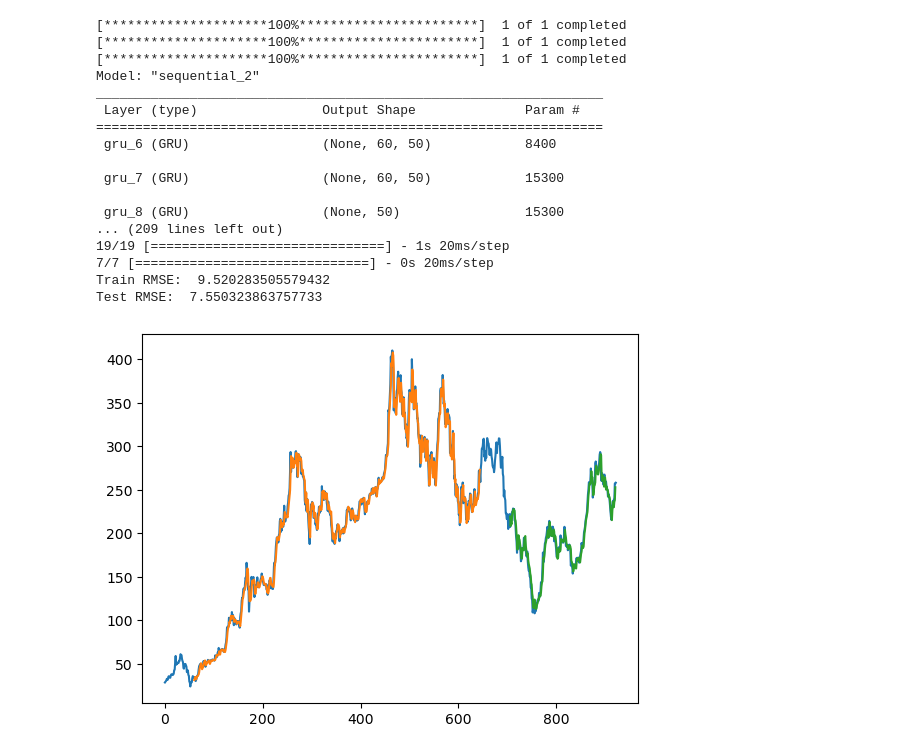
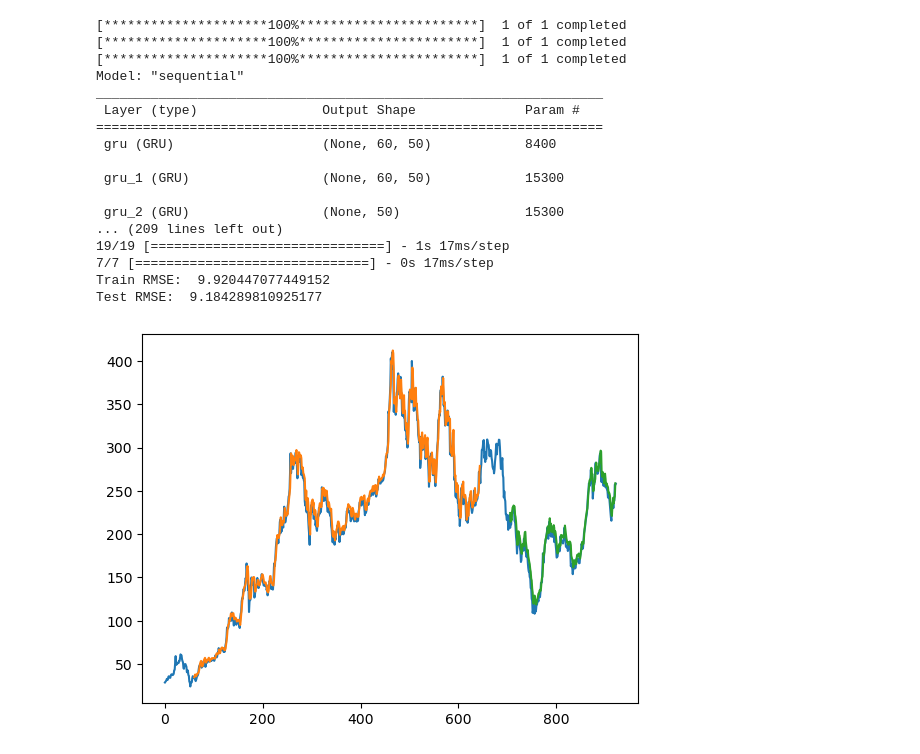
Before and after one commit to dkim0501/CS583_Final, a Jupyter notebook: GRU_4factor.ipynb, the cells around one changed output. Saved outputs shown, nothing was run; the diff lists cells and outputs as text; code cells hidden in the pictures.

```diff
--- a/GRU_4factor.ipynb
+++ b/GRU_4factor.ipynb
@@ -69,7 +69,7 @@ model.summary()
 start_time = time.time()
 
 # training
-model.fit(X_train, Y_train, validation_data=(X_test, Y_test), epochs=100, batch_size=64, verbose=1)
+model.fit(X_train, Y_train, validation_data=(X_test, Y_test), epochs=100, batch_size=32, verbose=1)
 
 # end to check the time
 end_time = time.time()
@@ -92,39 +92,39 @@ trainY_original = scaler.inverse_transform(np.column_stack((Y_train, np.zeros_li
 testY_original = scaler.inverse_transform(np.column_stack((Y_test, np.zeros_like(Y_test), np.zeros_like(Y_test), np.zeros_like(Y_test))))[:, 0]
 
 # get RMSE
 print("Train RMSE: ", np.sqrt(mean_squared_error(trainY_original, train_predict)))
 print("Test RMSE: ", np.sqrt(mean_squared_error(testY_original, test_predict)))
 
 # plotting
 look_back = 60
 trainPredictPlot = np.empty_like(price_volume_vix_tnx_data[:, 0])
 trainPredictPlot[:] = np.nan
 trainPredictPlot[look_back:len(train_predict) + look_back] = train_predict
 
 testPredictPlot = np.empty_like(price_volume_vix_tnx_data[:, 0])
 testPredictPlot[:] = np.nan
 testPredictPlot[len(train_predict) + (look_back * 2) + 1:len(scaled_data) - 1] = test_predict
 
 plt.plot(scaler.inverse_transform(scaled_data)[:, 0])
 plt.plot(trainPredictPlot)
 plt.plot(testPredictPlot)
 plt.show()
 # %% [output]
 [*********************100%***********************]  1 of 1 completed
 [*********************100%***********************]  1 of 1 completed
 [*********************100%***********************]  1 of 1 completed
-Model: "sequential_2"
+Model: "sequential"
 _________________________________________________________________
  Layer (type)                Output Shape              Param #
 =================================================================
- gru_6 (GRU)                 (None, 60, 50)            8400
+ gru (GRU)                   (None, 60, 50)            8400
 
- gru_7 (GRU)                 (None, 60, 50)            15300
+ gru_1 (GRU)                 (None, 60, 50)            15300
 
- gru_8 (GRU)                 (None, 50)                15300
+ gru_2 (GRU)                 (None, 50)                15300
 ... (209 lines left out)
-19/19 [==============================] - 1s 20ms/step
-7/7 [==============================] - 0s 20ms/step
-Train RMSE:  9.520283505579432
-Test RMSE:  7.550323863757733
+19/19 [==============================] - 1s 17ms/step
+7/7 [==============================] - 0s 17ms/step
+Train RMSE:  9.920447077449152
+Test RMSE:  9.184289810925177
-[figure, old version]
+[figure, new version]
```
Also changed, not shown: parts of 1 cell of this notebook, 7 other files.
